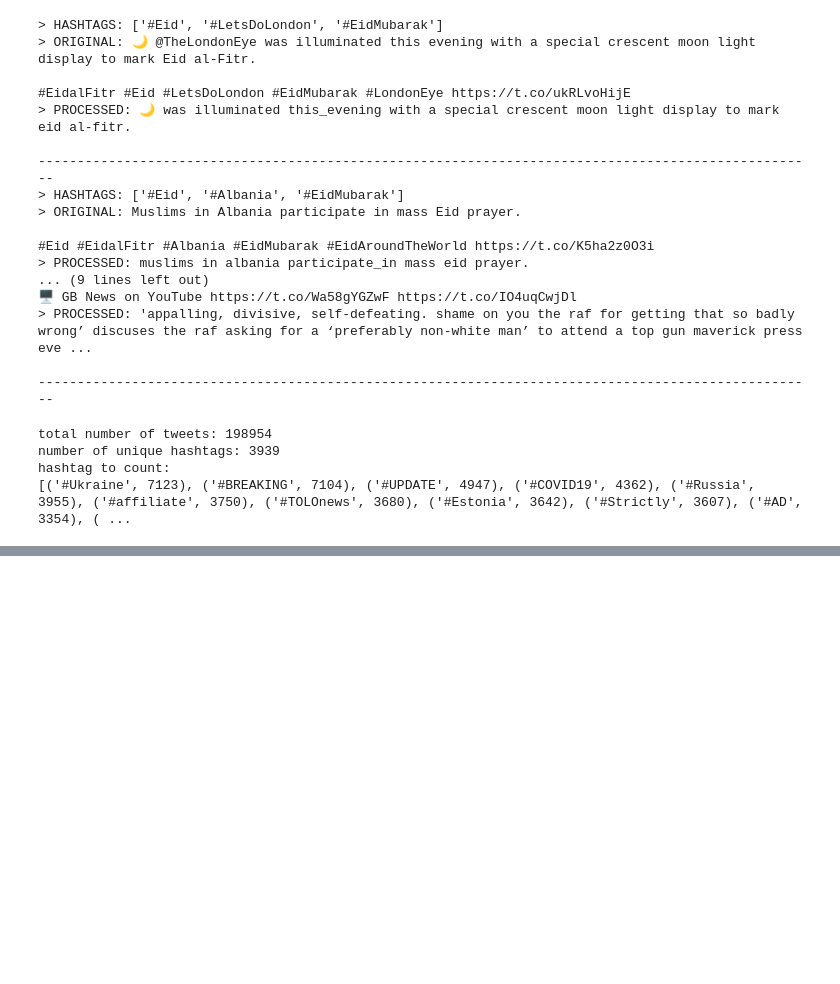
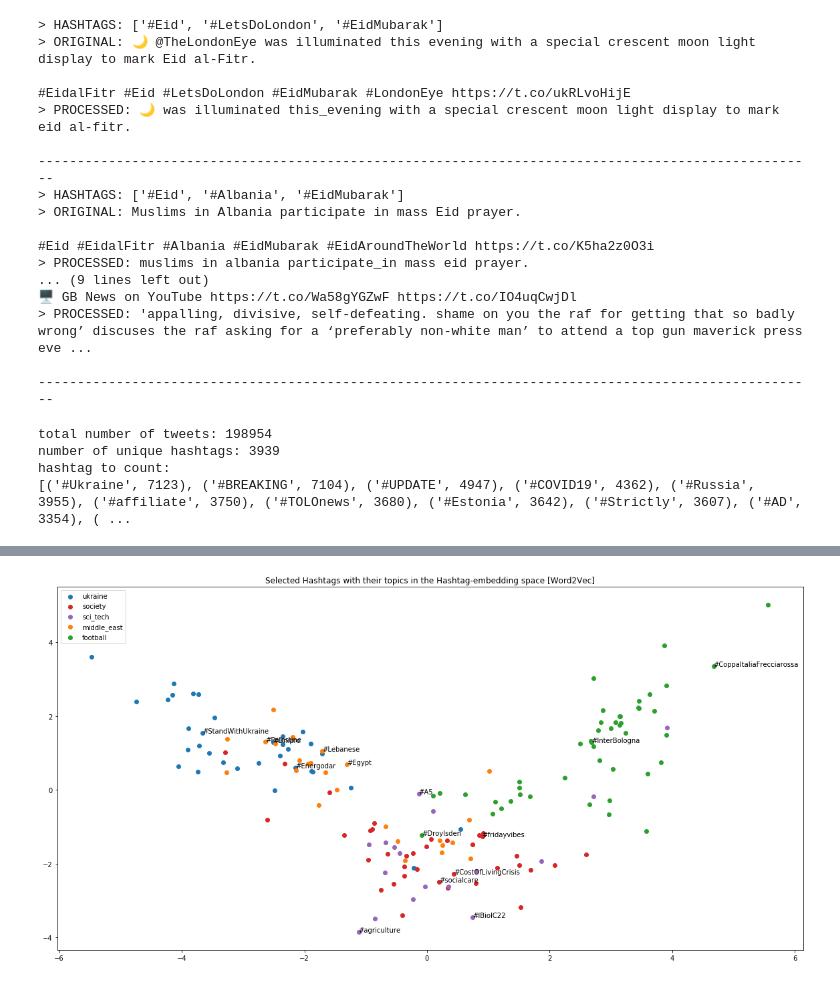
Before and after one commit to danielmuellerdev/HASHET, a Jupyter notebook: display_data.ipynb, the cells around one changed output, grey strips where cells are left out. Cells and saved outputs as stored; diff of their text form; code cells hidden in the pictures; blank space fills up the shorter version.

```diff
--- a/display_data.ipynb
+++ b/display_data.ipynb
@@ -129,0 +178,4 @@ for i, hashtag in enumerate(top_hashtags):
+# %%
+hashtag_visualizer.plot_hashtags_with_topics('datasets/top_hashtag_0_and_3_part_annotations_ori.csv')
+# %% [output]
+[figure, added]
```
Also changed, not shown: parts of 15 cells of this notebook.
